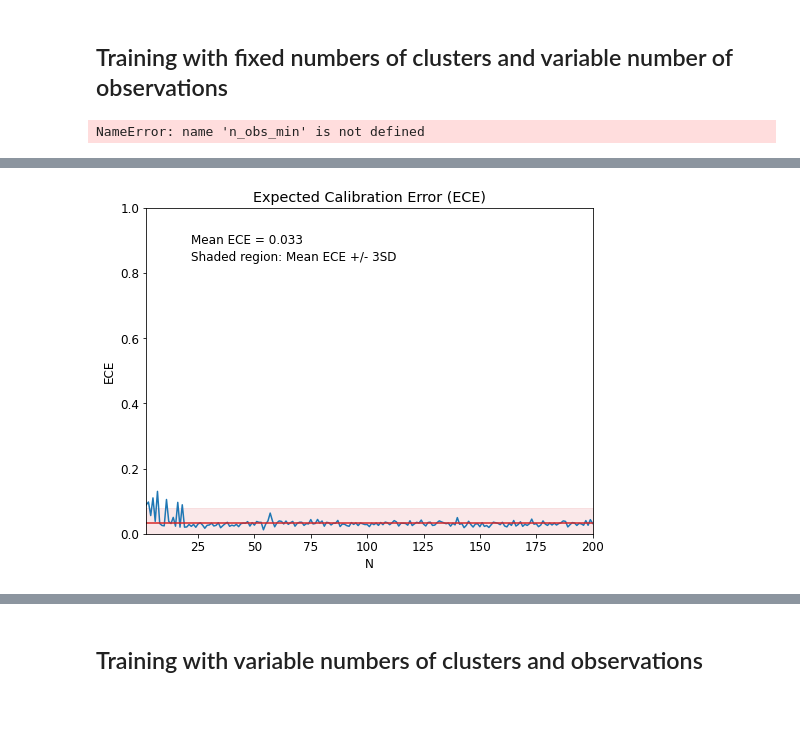
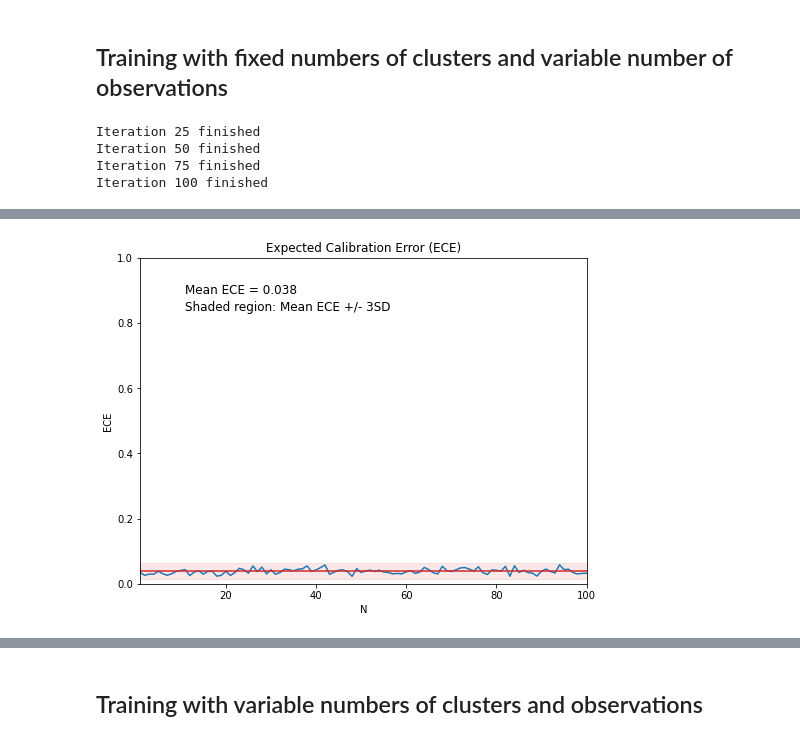
Before and after one commit to elseml/DeepHierarchicalModelComparison, a Jupyter notebook: Python code/Deep_Hierarchical_Model_Dirichlet.ipynb, the cells around one changed output, grey strips where cells are left out. Drawn from its saved outputs; the diff is of its cells as text; code cells hidden in the pictures; blank space fills up the shorter version.

Commit message:
Finalize calibration experiment, add CosineDecayRestarts for variable setting

```diff
--- a/Python code/Deep_Hierarchical_Model_Dirichlet.ipynb
+++ b/Python code/Deep_Hierarchical_Model_Dirichlet.ipynb
@@ -224,18 +224,18 @@ def plot_eces_over_obs(m_true, m_pred, n_obs_min, n_obs_max, n_bins):
     ax.set_title('Expected Calibration Error (ECE)')
 
 
-def perf_tester_over_obs(model, val_data, n_obs_min, n_obs_max, n_bootstrap=100, n_cal_bins=15):
+def perf_tester_over_obs(evidence_net, summary_net, val_data, n_obs_min, n_obs_max, n_bootstrap=100, n_cal_bins=15):
     """Utility function to test the performance of the model."""
 
     # Compute model predictions in chunks so GPU memory does not blow-up
     m_soft, m_hard, m_true = ([] for i in range(3))
 
     for i in range(n_obs_max-(n_obs_min-1)):
-        m_soft_i = tf.concat([model(x_chunk) for x_chunk in tf.split(val_data[i]['X'], 5)], axis=0).numpy()
+        m_soft_i = tf.concat([evidence_net.predict(summary_net(x_chunk))['m_probs'][:, 1] for x_chunk in tf.split(val_data['X'][i], 5)], axis=0).numpy()
         m_soft.append(m_soft_i)
         m_hard_i = (m_soft[i] > 0.5).astype(np.int32)
         m_hard.append(m_hard_i)
-        m_true_i = val_data[i]['m']
+        m_true_i = val_data['m'][i][:, 1]
         m_true.append(m_true_i)
 
     # Plot stuff
@@ -881,18 +894,35 @@ n_val_per_setting = 5000
-# %%
-# Generate data for each setting
-
-# Create list of validation data
-val_data = []
-for i in range(n_obs_min, n_obs_max+1):
-    sim_data = simulator(n_val_per_setting, n_clust_min=n_clust_min, n_clust_max=n_clust_max,
-                         n_obs_min=i, n_obs_max=i)
-    val_data.append(sim_data)
-    if i%10 == 0:
-        print('Iteration {} finished'.format(i))
-# %% [output]
-NameError: name 'n_obs_min' is not defined
+# %%
+# apply nasty hack to validation data generation to work with BayesFlow simulator
+def n_clust_obs_f_v_val(n):
+    """
+    Nasty hack to make compatible with BayesFlow.
+    Defines a fixed number of clusters and a number of observations that is iterated through.
+    """
+
+    K = 50
+    N = n
+    return (K, N)
+
+# Generate data for each setting
+n_val_per_setting = 5000
+
+m_val = []
+x_val = []
+for n in range(n_obs_min, n_obs_max+1):
+    m_val_sim, _, x_val_sim = simulator(n_val_per_setting, n_clust_obs_f_v_val(n))
+    m_val.append(m_val_sim)
+    x_val.append(x_val_sim)
+    if n%25 == 0:
+        print('Iteration {} finished'.format(n))
+
+val_data = {'X' : x_val, 'm' : m_val}
+# %% [output]
+Iteration 25 finished
+Iteration 50 finished
+Iteration 75 finished
+Iteration 100 finished
 # %%
 %%time
 
-perf_tester_over_obs(model, val_data, n_obs_min, n_obs_max)
+perf_tester_over_obs(evidence_net, summary_net, val_data, n_obs_min, n_obs_max)
 # %% [output]
@@ -900,4 +930,4 @@ Wall time: 9.29 s
-[figure, old version]
+[figure, new version]
 # %%
 # Plotting for thesis
 
```
Also changed, not shown: parts of 19 cells of this notebook.
